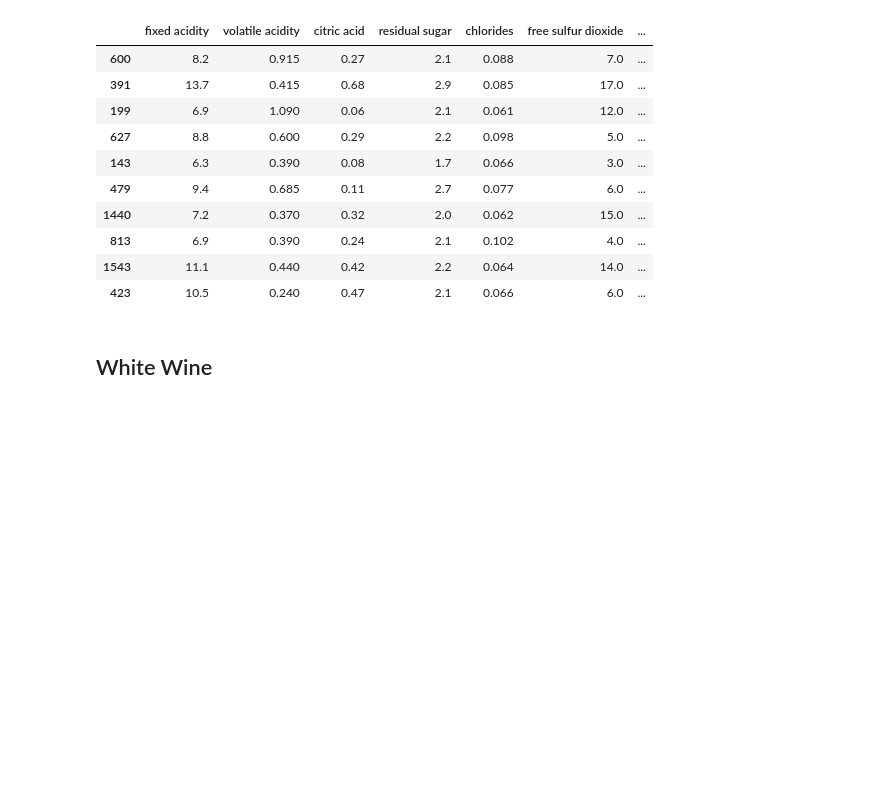
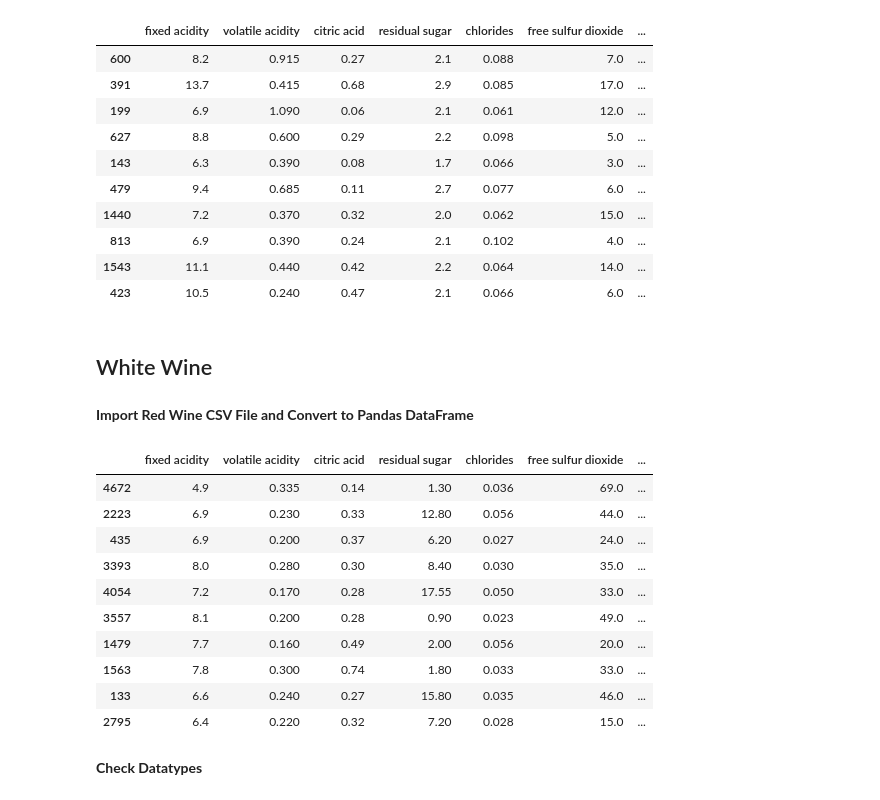
Before and after one commit to t-nicole13/Wine_Store_DB, a Jupyter notebook: Wine_Analysis.ipynb, the cells around one changed output. Drawn from its saved outputs; the diff is of its cells as text; code cells hidden in the pictures; blank space fills up the shorter version.

Commit message:
cleaned white wine df

```diff
--- a/Wine_Analysis.ipynb
+++ b/Wine_Analysis.ipynb
@@ -77,3 +77,23 @@ red_wine_df.sample(10)
 | 423 | 10.5 | 0.240 | 0.47 | 2.1 | 0.066 | 6.0 | ... |
 # %% [markdown]
 ## White Wine
+# %% [markdown]
+**Import Red Wine CSV File and Convert to Pandas DataFrame**
+# %%
+white_wine_csv = 'Resources/winequality-white.csv'
+white_wine_df = pd.read_csv(white_wine_csv, sep = ';')
+white_wine_df.sample(10)
+# %% [output]
+|  | fixed acidity | volatile acidity | citric acid | residual sugar | chlorides | free sulfur dioxide | ... |
+| 4672 | 4.9 | 0.335 | 0.14 | 1.30 | 0.036 | 69.0 | ... |
+| 2223 | 6.9 | 0.230 | 0.33 | 12.80 | 0.056 | 44.0 | ... |
+| 435 | 6.9 | 0.200 | 0.37 | 6.20 | 0.027 | 24.0 | ... |
+| 3393 | 8.0 | 0.280 | 0.30 | 8.40 | 0.030 | 35.0 | ... |
+| 4054 | 7.2 | 0.170 | 0.28 | 17.55 | 0.050 | 33.0 | ... |
+| 3557 | 8.1 | 0.200 | 0.28 | 0.90 | 0.023 | 49.0 | ... |
+| 1479 | 7.7 | 0.160 | 0.49 | 2.00 | 0.056 | 20.0 | ... |
+| 1563 | 7.8 | 0.300 | 0.74 | 1.80 | 0.033 | 33.0 | ... |
+| 133 | 6.6 | 0.240 | 0.27 | 15.80 | 0.035 | 46.0 | ... |
+| 2795 | 6.4 | 0.220 | 0.32 | 7.20 | 0.028 | 15.0 | ... |
+# %% [markdown]
+**Check Datatypes**
```
Also changed, not shown: parts of 6 cells of this notebook.
